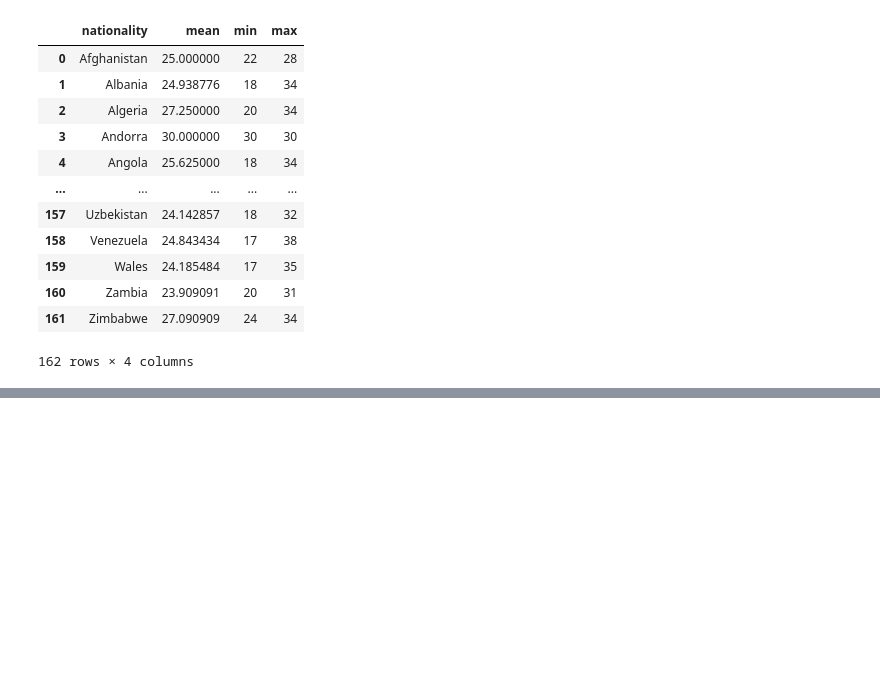
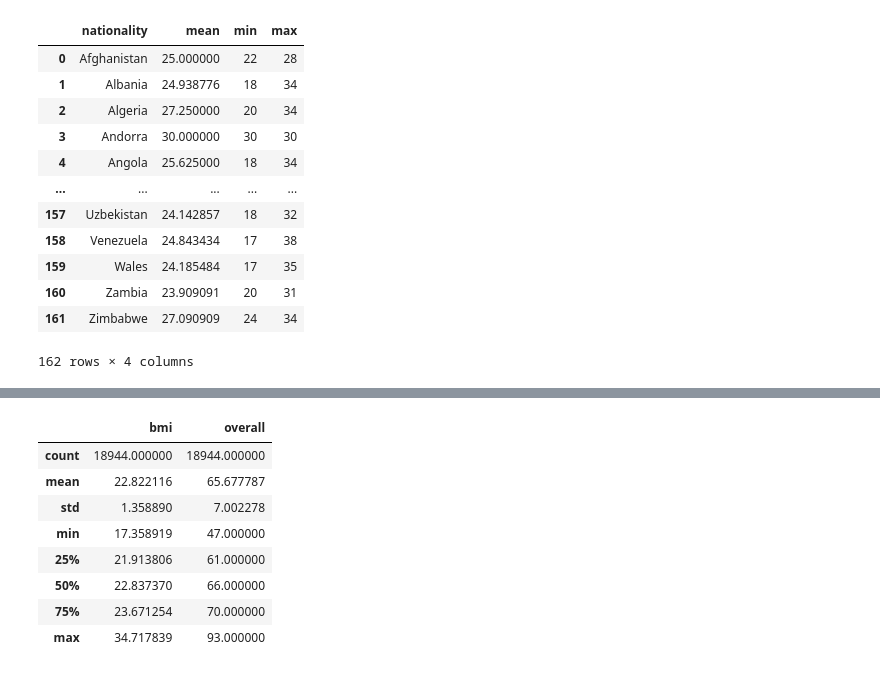
Before and after one commit to Scholiboi/compute-task, a Jupyter notebook: 2.ipynb, the cells around one changed output, grey strips where cells are left out. Cells and saved outputs as stored; diff of their text form; code cells hidden in the pictures; blank space fills up the shorter version.

```diff
--- a/2.ipynb
+++ b/2.ipynb
@@ -195,0 +221,12 @@ plt.show()
+# %%
+df2[['bmi','overall']].describe()
+# %% [output]
+|  | bmi | overall |
+| count | 18944.000000 | 18944.000000 |
+| mean | 22.822116 | 65.677787 |
+| std | 1.358890 | 7.002278 |
+| min | 17.358919 | 47.000000 |
+| 25% | 21.913806 | 61.000000 |
+| 50% | 22.837370 | 66.000000 |
+| 75% | 23.671254 | 70.000000 |
+| max | 34.717839 | 93.000000 |
```
Also changed, not shown: parts of 6 cells of this notebook.
